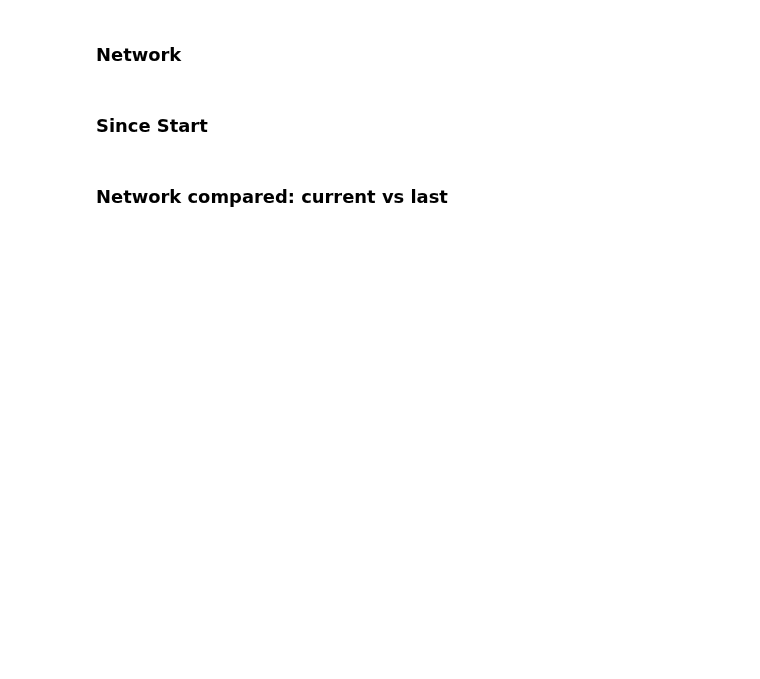
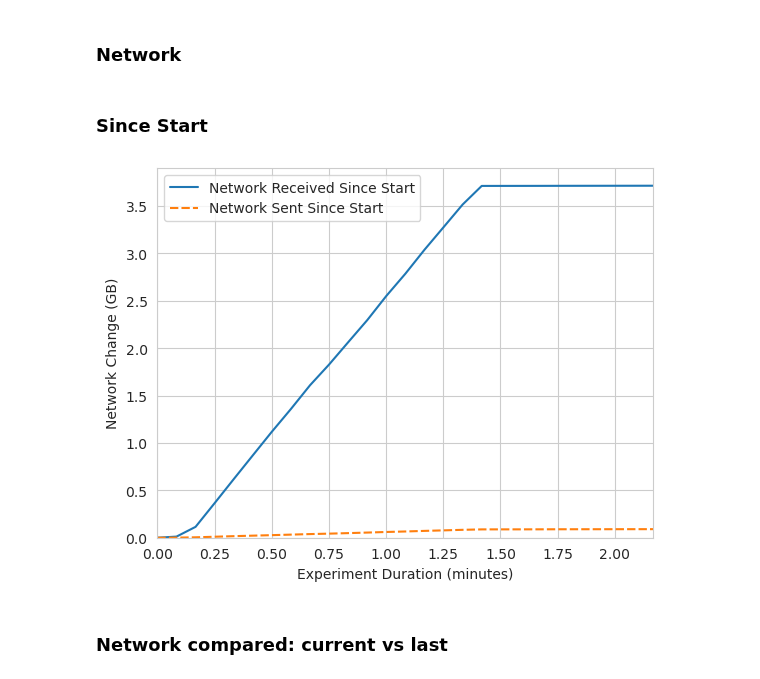
Before and after one commit to oakestra/oakestra-cli, a Jupyter notebook: oak_cli/evaluation/localhost_resources/graphs.ipynb, the cells around one changed output. Cells and saved outputs as stored; diff of their text form; code cells hidden in the pictures; blank space fills up the shorter version.

```diff
--- a/oak_cli/evaluation/localhost_resources/graphs.ipynb
+++ b/oak_cli/evaluation/localhost_resources/graphs.ipynb
@@ -103,19 +103,23 @@ KeyError: "None of [Index(['Next Disk diff'], dtype='object')] are in the [colum
 # %% [markdown]
 ### Since Start
 # %%
+NETWORK_COMPARED_TO_START_KEYS = [ExperimentCSVKeys.NETWORK_RECEIVED_SINCE_START.value, ExperimentCSVKeys.NETWORK_SENT_SINCE_START.value]
+
+
 if USE_ROLLING_WINDOW:
-    tmp = df[["Net Received Delta compared to start", "Net Set Delta compared to start"]].rolling(window=ROLLING_WINDOW_SIZE)
-    df[["Net Received Delta compared to start", "Net Set Delta compared to start"]] = tmp.mean() if USE_MEAN else tmp.median()
+    apply_rolling_window(df=df, keys=NETWORK_COMPARED_TO_START_KEYS)
 
-sns.lineplot(data=df[["Net Received Delta compared to start", "Net Set Delta compared to start"]] / 1024)
-plt.xlabel("Experiment Duration " + "(minutes)" if USE_MINUTES else "(seconds)")
+sns.lineplot(data=df[NETWORK_COMPARED_TO_START_KEYS] / 1024)
+plt.xlabel(get_experiment_duration_label())
 plt.ylabel("Network Change (GB)")
 
 # Constrain axes e.g. start at 0
 plt.xlim([0, max(df.index)])
 plt.ylim(0)
 
 plt.show()
+# %% [output]
+[figure, added]
 # %% [markdown]
 ### Network compared: current vs last
 # %%
```
Also changed, not shown: parts of 4 cells of this notebook.
